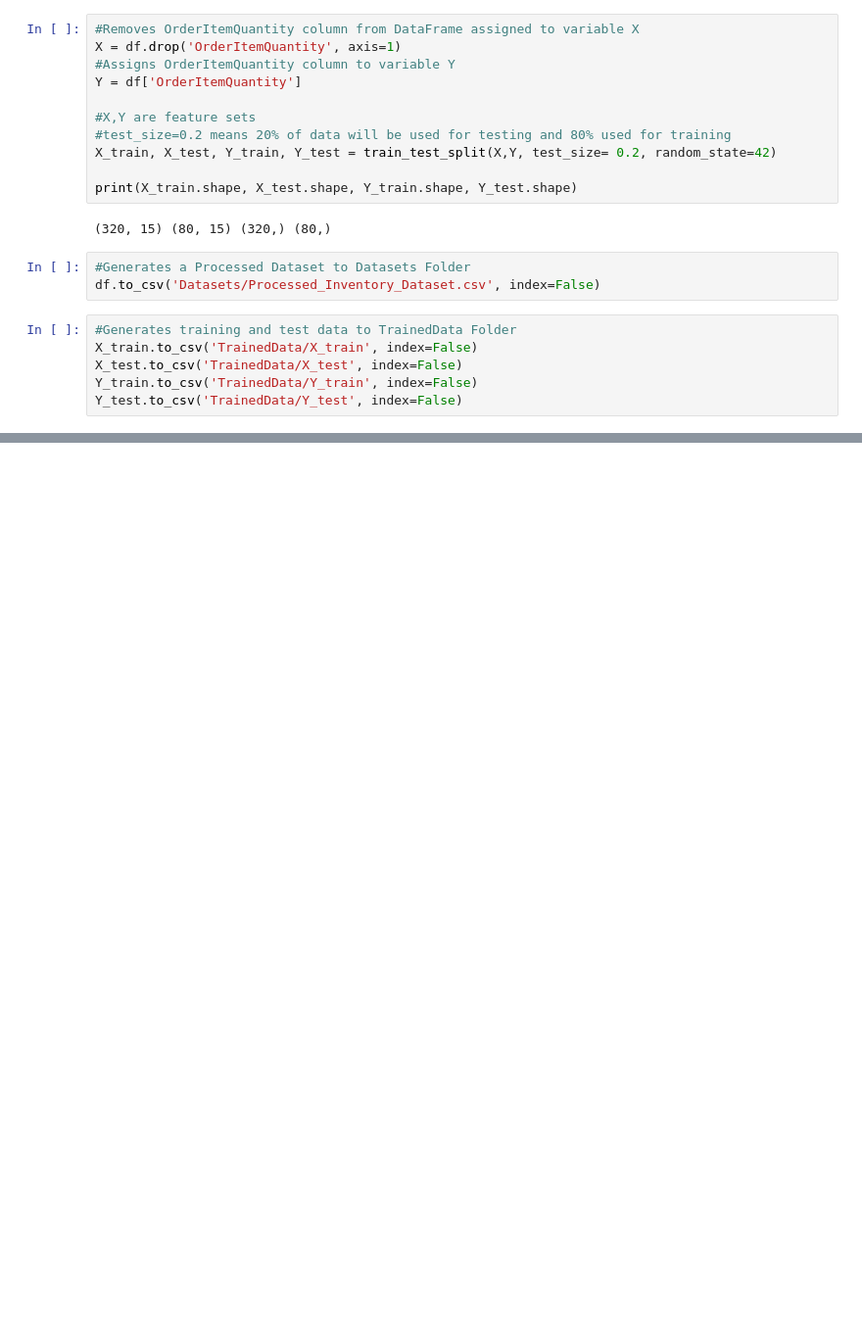
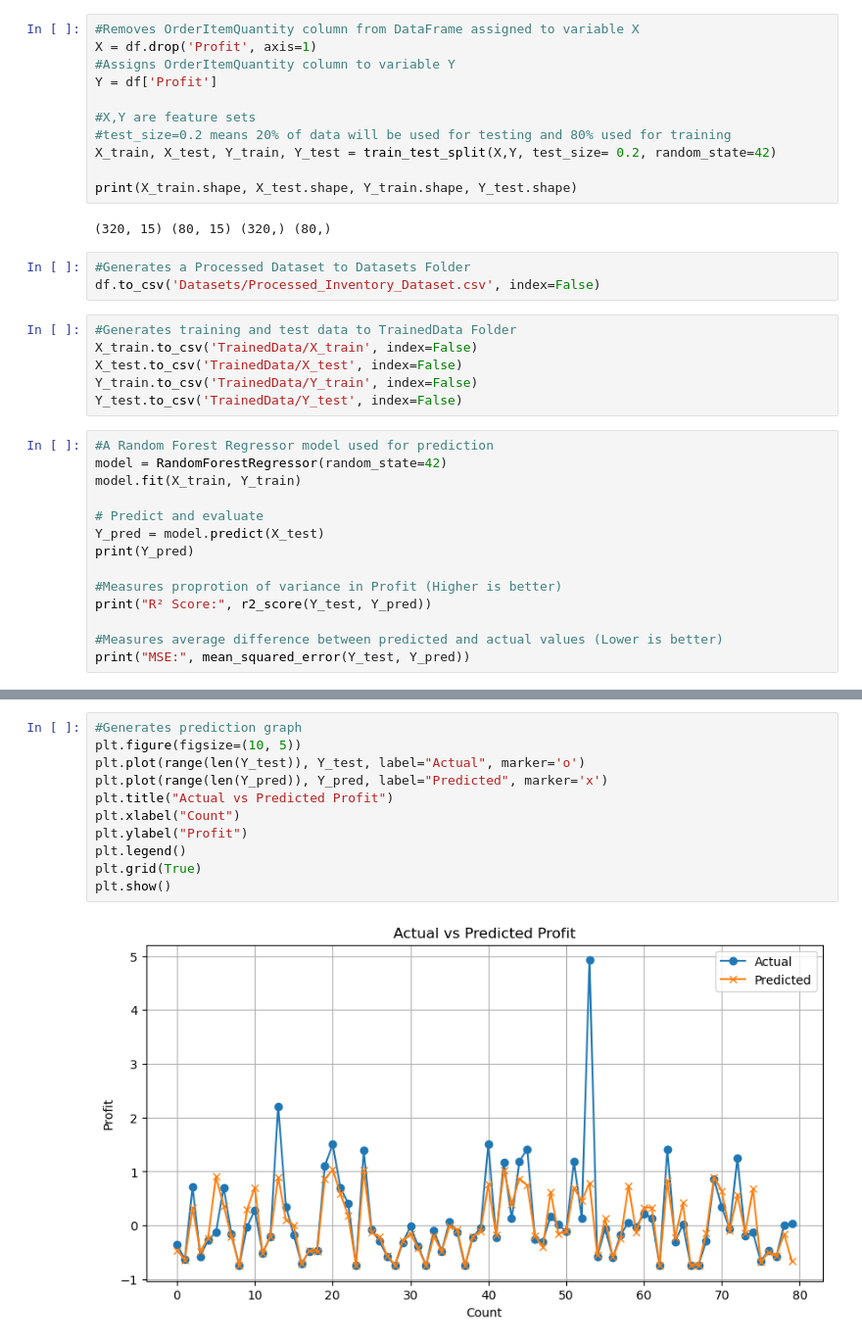
Before and after one commit to KCSchmutz/MLG382_CYO_PROJ_GroupX, a Jupyter notebook: MLG382_CYO_PROJ_GroupX.ipynb, the cells around one changed output, grey strips where cells are left out. Shown: that part at 98% size. Saved outputs shown, nothing was run; the diff lists cells and outputs as text; blank space fills up the shorter version.

Commit message:
added model production and added comments as well as added folders for clarity when using

```diff
--- a/MLG382_CYO_PROJ_GroupX.ipynb
+++ b/MLG382_CYO_PROJ_GroupX.ipynb
@@ -133,9 +136,9 @@ scaler = StandardScaler()
 df[numerical_columns] = scaler.fit_transform(df[numerical_columns])
 # %%
 #Removes OrderItemQuantity column from DataFrame assigned to variable X
-X = df.drop('OrderItemQuantity', axis=1)
+X = df.drop('Profit', axis=1)
 #Assigns OrderItemQuantity column to variable Y
-Y = df['OrderItemQuantity']
+Y = df['Profit']
 
 #X,Y are feature sets
 #test_size=0.2 means 20% of data will be used for testing and 80% used for training
@@ -153,3 +156,17 @@ X_train.to_csv('TrainedData/X_train', index=False)
 X_test.to_csv('TrainedData/X_test', index=False)
 Y_train.to_csv('TrainedData/Y_train', index=False)
 Y_test.to_csv('TrainedData/Y_test', index=False)
+# %%
+#A Random Forest Regressor model used for prediction
+model = RandomForestRegressor(random_state=42)
+model.fit(X_train, Y_train)
+
+# Predict and evaluate
+Y_pred = model.predict(X_test)
+print(Y_pred)
+
+#Measures proprotion of variance in Profit (Higher is better)
+print("R² Score:", r2_score(Y_test, Y_pred))
+
+#Measures average difference between predicted and actual values (Lower is better)
+print("MSE:", mean_squared_error(Y_test, Y_pred))
@@ -155,0 +190,13 @@ Y_test.to_csv('TrainedData/Y_test', index=False)
+# %%
+#Generates prediction graph
+plt.figure(figsize=(10, 5))
+plt.plot(range(len(Y_test)), Y_test, label="Actual", marker='o')
+plt.plot(range(len(Y_pred)), Y_pred, label="Predicted", marker='x')
+plt.title("Actual vs Predicted Profit")
+plt.xlabel("Count")
+plt.ylabel("Profit")
+plt.legend()
+plt.grid(True)
+plt.show()
+# %% [output]
+[figure, added]
```
Also changed, not shown: parts of 3 cells of this notebook, 7 other files.
